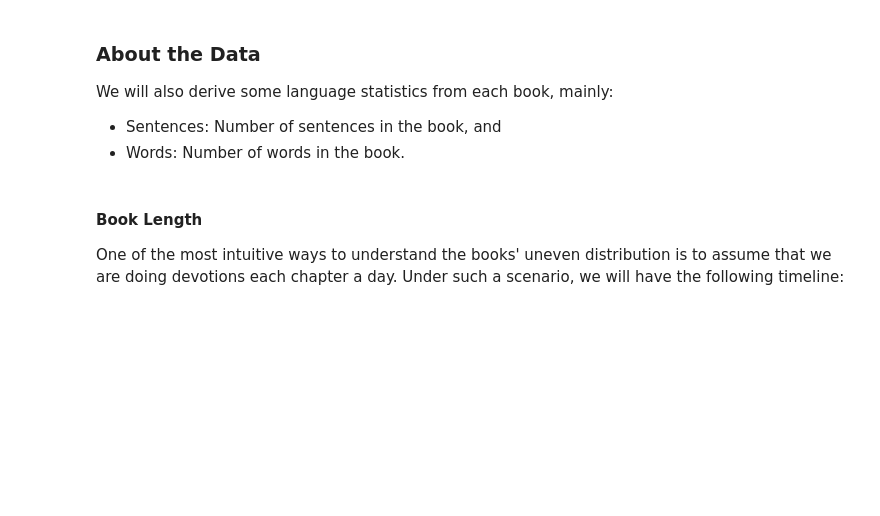
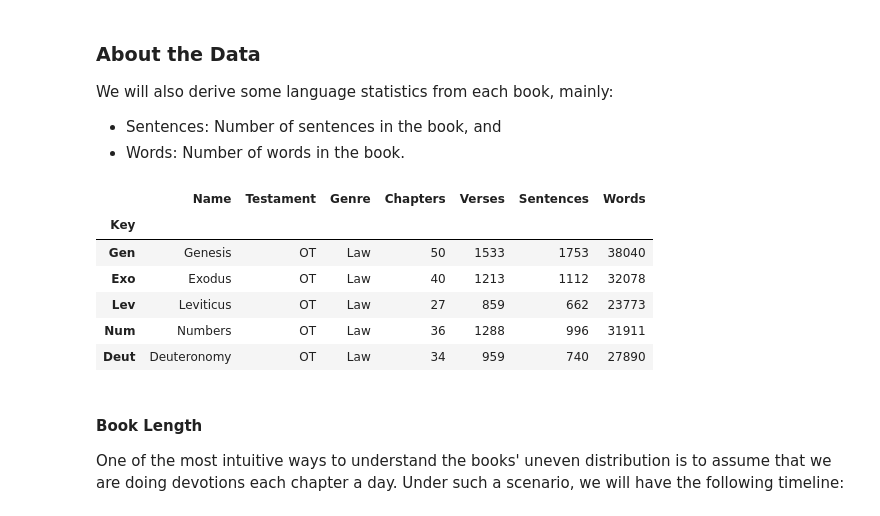
Before and after one commit to lemuelkumarga/bible-network, a Jupyter notebook: main.ipynb, the cells around one changed output. Saved outputs shown, nothing was run; the diff lists cells and outputs as text; code cells hidden in the pictures; blank space fills up the shorter version.

```diff
--- a/main.ipynb
+++ b/main.ipynb
@@ -206,27 +214,35 @@ We will also derive some language statistics from each book, mainly:
 # %%
 # Add Sentences and Words columns
 bible["Sentences"] = pd.Series(0, index=bible.index)
 bible["Words"] = pd.Series(0, index=bible.index)
 
 # Save Tokens
 def get_tokens():
     sent_tokens = OrderedDict()
     word_tokens = OrderedDict()
     for i, r in bible[["Text"]].iterrows():
         txt = r.str.cat()
         sent_tokens[i] = sent_tokenize(txt)
         word_tokens[i] = word_tokenize(txt)
     return (sent_tokens, word_tokens)
 
 sent_tokens, word_tokens = _h.cache(get_tokens, "bible_tokens")
 
 for i in bible.index:
     bible.at[i,'Sentences'] = len(sent_tokens[i])
     # Remove Punctuation
-    bible.at[i,'Words'] = len([w for w in word_tokens[i] if re.match('\w+',w)])
+    bible.at[i,'Words'] = len([w for w in word_tokens[i] if re.match('\\w+',w)])
 
 # Show
 bible[["Name","Testament","Genre","Chapters","Verses","Sentences","Words"]].head(5)
+# %% [output]
+|  | Name | Testament | Genre | Chapters | Verses | Sentences | Words |
+| Key |  |  |  |  |  |  |  |
+| Gen | Genesis | OT | Law | 50 | 1533 | 1753 | 38040 |
+| Exo | Exodus | OT | Law | 40 | 1213 | 1112 | 32078 |
+| Lev | Leviticus | OT | Law | 27 | 859 | 662 | 23773 |
+| Num | Numbers | OT | Law | 36 | 1288 | 996 | 31911 |
+| Deut | Deuteronomy | OT | Law | 34 | 959 | 740 | 27890 |
 # %% [markdown]
 #### Book Length
 
```
Also changed, not shown: parts of 13 cells of this notebook, 6 other files.
